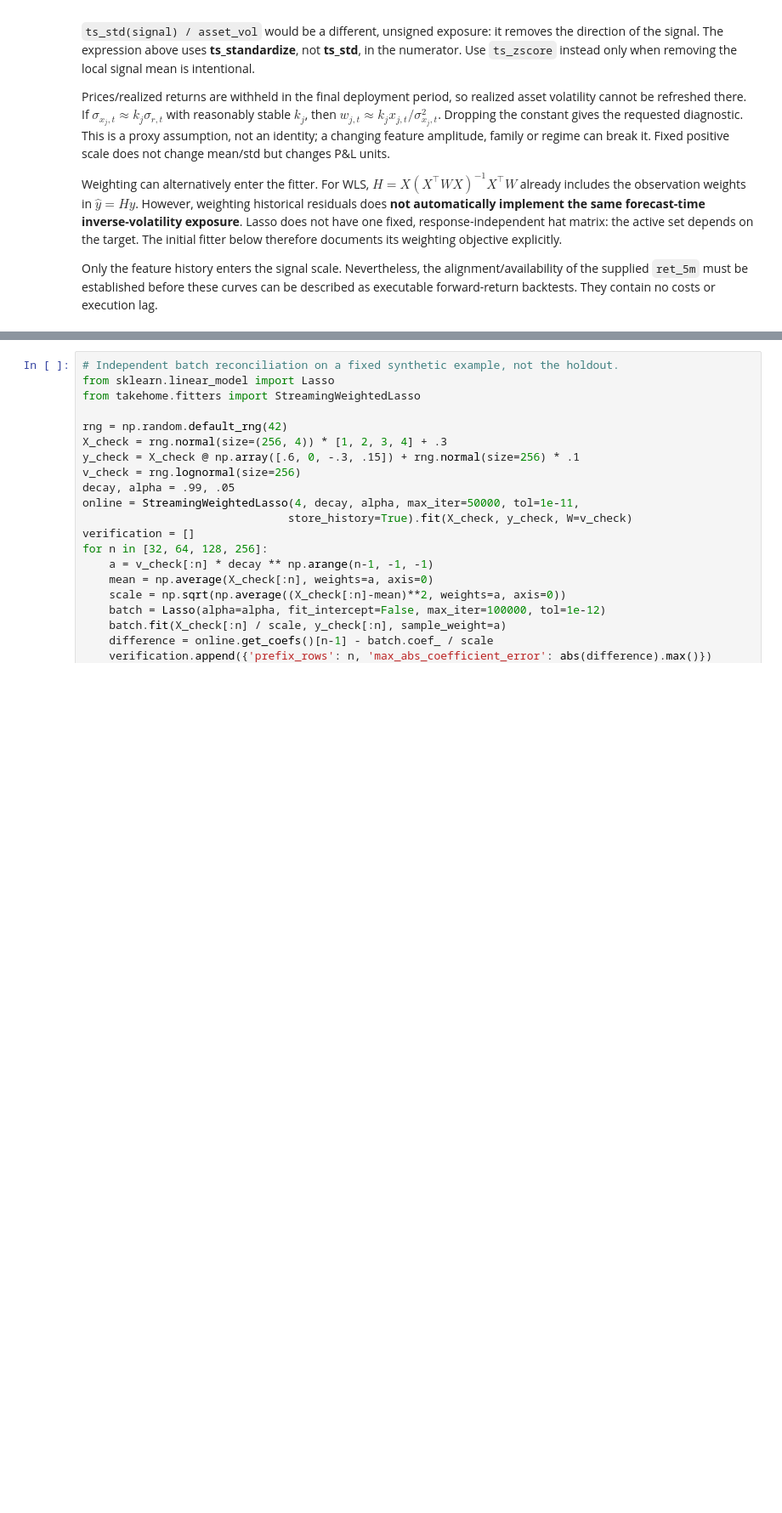
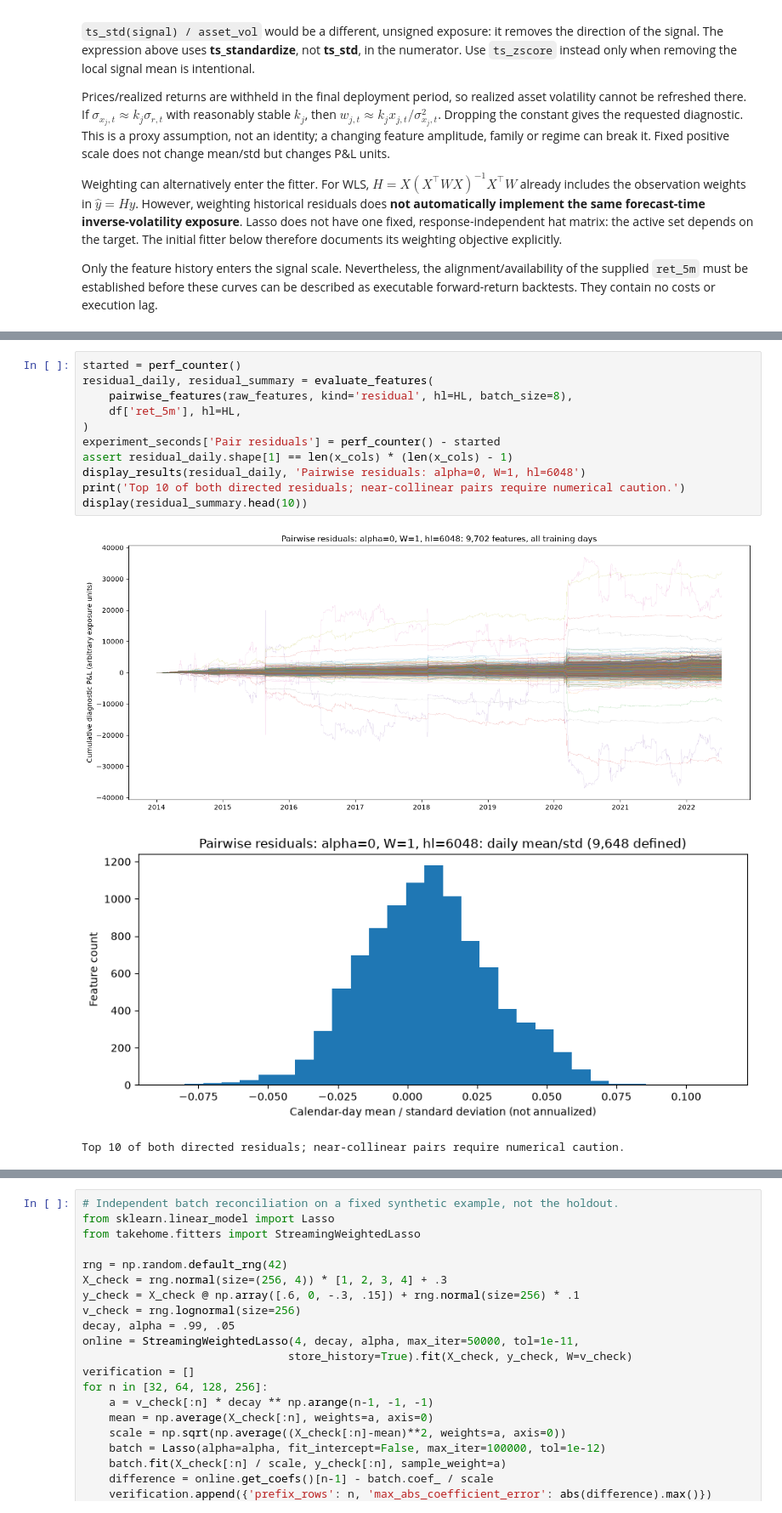
Before and after one commit to ak5ms/th, a Jupyter notebook: notebooks/01_eda.ipynb, the cells around one changed output, grey strips where cells are left out. Shown at 85% size. Saved outputs shown, nothing was run; the diff lists cells and outputs as text; blank space fills up the shorter version.

```diff
--- a/notebooks/01_eda.ipynb
+++ b/notebooks/01_eda.ipynb
@@ -530,0 +635,15 @@ Only the feature history enters the signal scale. Nevertheless, the alignment/av
+# %%
+started = perf_counter()
+residual_daily, residual_summary = evaluate_features(
+    pairwise_features(raw_features, kind='residual', hl=HL, batch_size=8),
+    df['ret_5m'], hl=HL,
+)
+experiment_seconds['Pair residuals'] = perf_counter() - started
+assert residual_daily.shape[1] == len(x_cols) * (len(x_cols) - 1)
+display_results(residual_daily, 'Pairwise residuals: alpha=0, W=1, hl=6048')
+print('Top 10 of both directed residuals; near-collinear pairs require numerical caution.')
+display(residual_summary.head(10))
+# %% [output]
+[figure, added]
+[figure, added]
+Top 10 of both directed residuals; near-collinear pairs require numerical caution.
```
Also changed, not shown: parts of 14 cells of this notebook, 3 other files.
